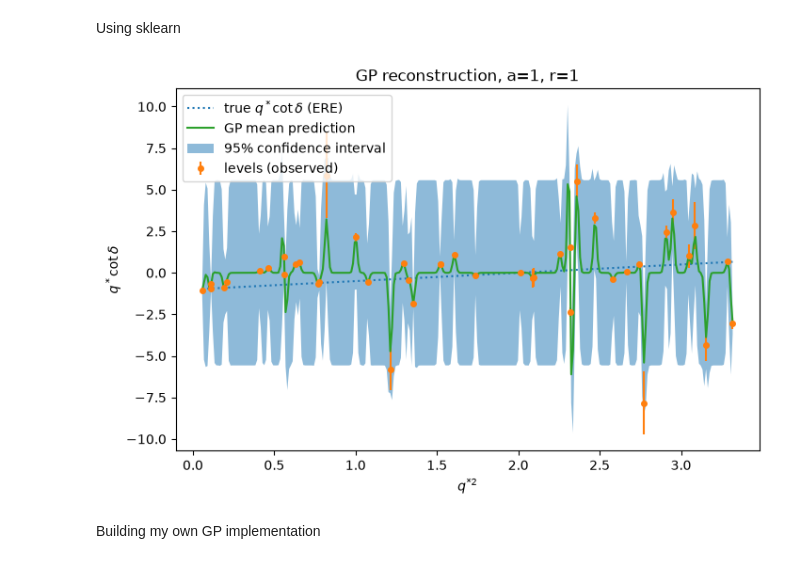
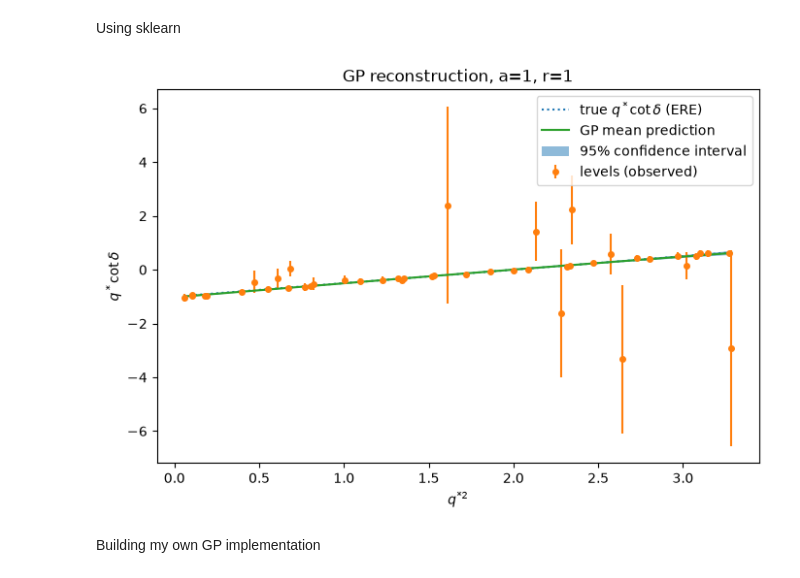
Before and after one commit to ShingLi15/Gaussian-Process-Regressions-for-Di-Nucleon-Data, a Jupyter notebook: Research Paper/Gaussian Process for Paper.ipynb, the cells around one changed output. Drawn from its saved outputs; the diff is of its cells as text; code cells hidden in the pictures.

```diff
--- a/Research Paper/Gaussian Process for Paper.ipynb
+++ b/Research Paper/Gaussian Process for Paper.ipynb
@@ -258,7 +160,7 @@ def free_particle_poles(nP, L, m, E_min, E_max, maxShell=15):
             for k in range(-maxShell, maxShell+1):
                 n1 = np.array([i,j,k]); n2 = nP_arr - n1
                 p1, p2 = punit_*n1, punit_*n2
-                E_lab = np.sqrt(p1@p1+m**2) + np.sqrt(p2@p2+m**2)
+                E_lab = float(np.sqrt(p1@p1+m**2) + np.sqrt(p2@p2+m**2))
                 E_cm_sq = E_lab**2 - P2_
                 if E_cm_sq <= 0:
                     continue
@@ -281,7 +183,6 @@ def free_particle_poles_cached(nP, L, m, E_min, E_max, maxShell=15):
                 if abs(p - unique[-1]) > 1e-5:
                     unique.append(p)
             pole_cache[key] = np.array(unique, dtype=float)
-    print(key)
     return pole_cache[key]
 # %%
 def mySqrt_vectorized(z):
@@ -454,8 +425,12 @@ def plot_spectrum(level_rows, i, include_observed=True, include_true=True, predi
     plt.show()
 
 data0 = generate_spectrum(0, L_values, Psq_to_nP, E_min, E_max, sigma_E)
-plot_spectrum(data0, 0)
+data1 = generate_spectrum(1, L_values, Psq_to_nP, E_min, E_max, sigma_E)
+#plot_spectrum(data0, 0)
+#plot_spectrum(data1, 1)
 
-data1 = generate_spectrum(1, L_values, Psq_to_nP, E_min, E_max, sigma_E)
-plot_spectrum(data1, 1)
+data0_cov = generate_spectrum_covariance(0, L_values, Psq_to_nP, E_min, E_max, sigma_E)
+data1_cov = generate_spectrum_covariance(1, L_values, Psq_to_nP, E_min, E_max, sigma_E)
+plot_spectrum(data0_cov, 0)
+plot_spectrum(data1_cov, 1)
 # %% [output]
@@ -504,7 +451,7 @@ def group_by_Psq(data, L):
 
 for i in range(len(a_r_Values)):
     a, r = a_r_Values[i]
-    data = data0 if i == 0 else data1
+    data = data0_cov if i == 0 else data1_cov
     print(f"\n=== a={a}, r={r} ===")
     for L in L_values:
         by_Psq = group_by_Psq(data, L)
@@ -537,7 +484,7 @@ Using sklearn
 from sklearn.gaussian_process import GaussianProcessRegressor
 from sklearn.gaussian_process.kernels import RBF, ConstantKernel as C
 
-def get_q_cot_delta(E,np,alpha,L):
+def get_q_cot_delta(E,nP,alpha,L):
     F_pv = F_function(E, nP, alpha, L).real
     return -8 * np.pi * E * F_pv / xi
 # %%
@@ -554,12 +501,12 @@ def generate_gp_data(data):
         nP = Psq_to_nP[Psq]
 
         q_star_sq = (E/2)**2 - m**2
-        q_cot_delta = get_q_cot_delta(E,np,alpha,L)
+        q_cot_delta = get_q_cot_delta(E,nP,alpha,L)
 
         dE = row["dE"]
         h = 1e-5
-        qcd_plus  = get_q_cot_delta(E + h,np,alpha,L)
-        qcd_minus = get_q_cot_delta(E - h,np,alpha,L)
+        qcd_plus  = get_q_cot_delta(E + h,nP,alpha,L)
+        qcd_minus = get_q_cot_delta(E - h,nP,alpha,L)
         slope = (qcd_plus - qcd_minus) / (2*h)
         y_err = abs(slope) * dE
         if(y_err > y_err_cutoff):
@@ -579,34 +526,34 @@ def generate_gp_data(data):
 x,y,y_err = generate_gp_data(data0)
 x = x.reshape(-1, 1)
 
 kernel = C(1.0) * RBF(length_scale=1.0, length_scale_bounds=(1e-2, 1e2))
 gp = GaussianProcessRegressor(kernel=kernel, alpha=y_err**2, n_restarts_optimizer=10)
 gp.fit(x,y)
 
 q_sq_grid = np.linspace(min(x), max(x), 300).reshape(-1,1)
 mean_prediction, std_prediction = gp.predict(q_sq_grid, return_std=True)
 
 a_true, r_true = a_r_Values[0]
 true_curve = -1/a_true + 0.5*r_true*q_sq_grid.ravel()
 
 plt.figure(figsize=(8, 5))
 plt.plot(q_sq_grid, true_curve, linestyle="dotted", label=r"true $q^*\cot\delta$ (ERE)")
 plt.errorbar(x.ravel(), y, yerr=y_err, fmt=".", markersize=8, label="levels (observed)")
 plt.plot(q_sq_grid, mean_prediction, label="GP mean prediction")
 plt.fill_between(
     q_sq_grid.ravel(),
     mean_prediction - 1.96*std_prediction,
     mean_prediction + 1.96*std_prediction,
     alpha=0.5,
     label="95% confidence interval",
 )
 plt.xlabel(r"$q^{*2}$")
 plt.ylabel(r"$q^*\cot\delta$")
 plt.legend()
 plt.title(f"GP reconstruction, a={a_true}, r={r_true}")
 plt.show()
 # %% [output]
-[figure, old version]
+[figure, new version]
 # %% [markdown]
 Building my own GP implementation
 # %% [markdown]
```
Also changed, not shown: parts of 32 cells of this notebook, 8 other files.
